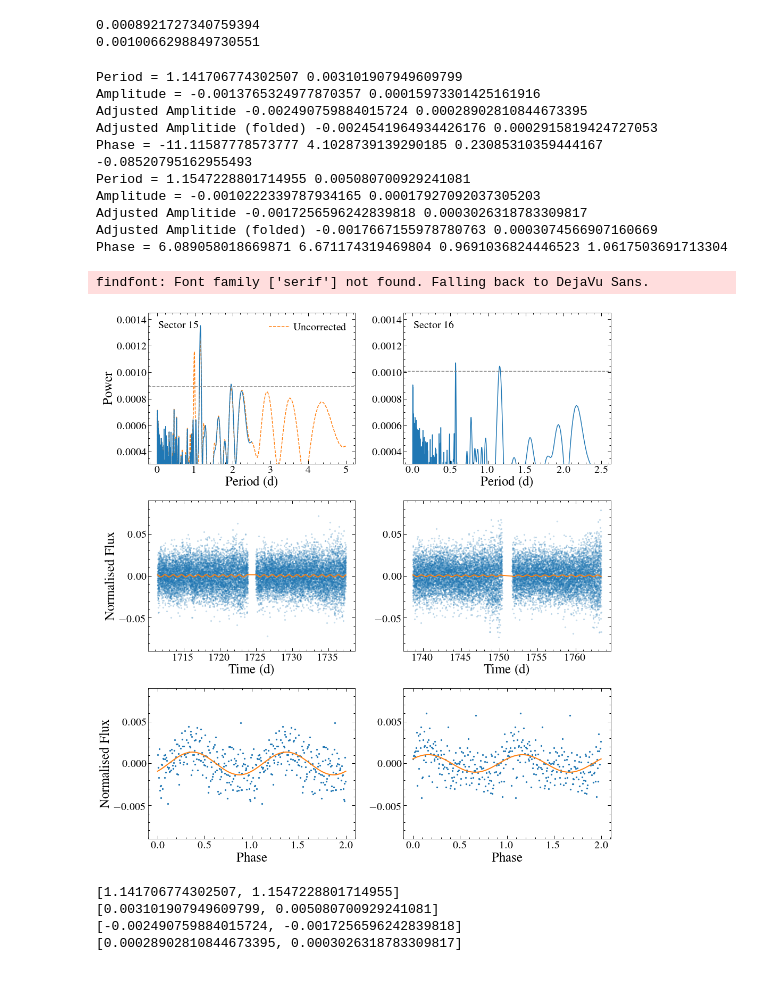
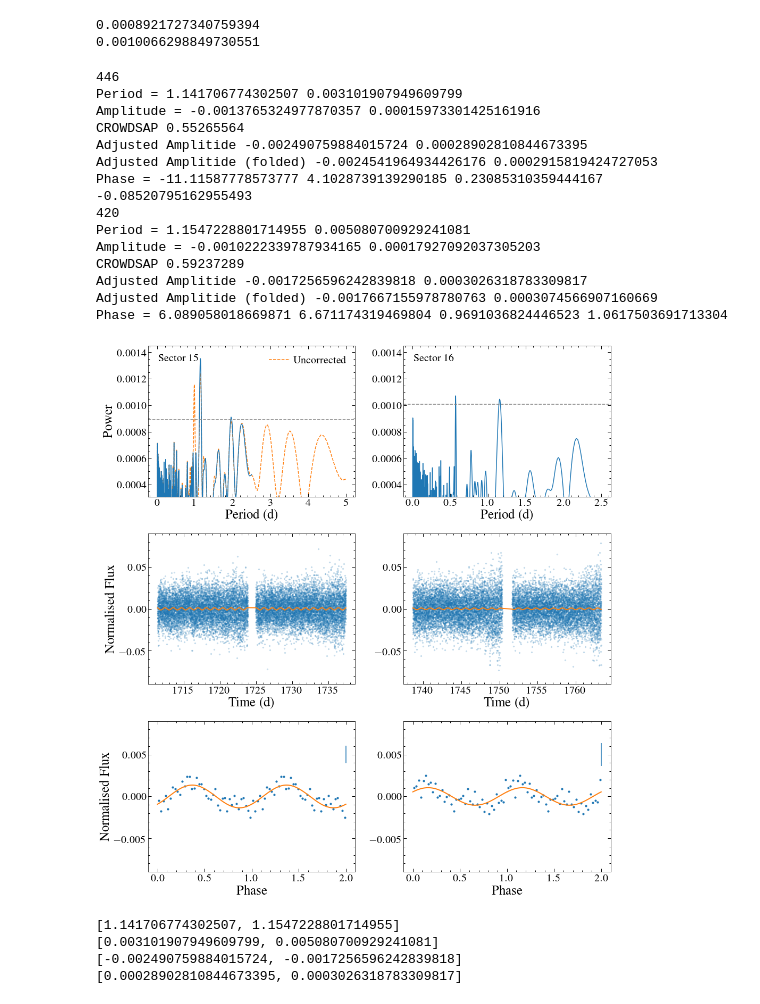
Before and after one commit to davidjwilson/GD394-Tess, a Jupyter notebook: tess_period2.ipynb, the cells around one changed output. Cells and saved outputs as stored; diff of their text form; code cells hidden in the pictures.

```diff
--- a/tess_period2.ipynb
+++ b/tess_period2.ipynb
@@ -512,7 +512,8 @@ for i, lc in enumerate([lc15_flat, lc16]):
 
 
 
-    pbin =90
+    pbin =int(len(lc.time)/40)
+    print(pbin)
     plt.subplot(3,2,i+5)
     #if i == 0:
     #t0 = lc.time[0]+(sin_fit.phase*sin_fit.frequency) #what phase to fold to
@@ -521,8 +522,8 @@ for i, lc in enumerate([lc15_flat, lc16]):
     lc_fold = lc.fold(1/sin_fit.frequency)#, t0 = t0)#.bin(50)
     #plt.scatter(lc_fold.time, lc_fold.flux, s=5, rasterized=True, alpha=0.2)
   #  plt.errorbar(lc_fold.bin(pbin).time, lc_fold.bin(pbin).flux, yerr=lc_fold.bin(pbin).flux_err, ls='none')
-    plt.scatter(lc_fold.bin(pbin).time+0.5, lc_fold.bin(pbin).flux, s=5, c='C0')
-    plt.scatter(lc_fold.bin(pbin).time+1.5, lc_fold.bin(pbin).flux, s=5, c='C0')
+    plt.scatter(lc_fold.bin(pbin).time+0.5, lc_fold.bin(pbin).flux, s=10, c='C0')
+    plt.scatter(lc_fold.bin(pbin).time+1.5, lc_fold.bin(pbin).flux, s=10, c='C0')
 
     fold_mod =  models.Sine1D(amplitude=0.001, frequency=1, fixed={'frequency':True})
     fold_fit = fitter(fold_mod, lc_fold.time, lc_fold.flux)
@@ -530,42 +531,47 @@ for i, lc in enumerate([lc15_flat, lc16]):
     #fold_fit = models.Sine1D(amplitude=sin_fit.amplitude, frequency=1, phase=sin_fit.phase)
     plt.plot(lc_fold.time+0.5,fold_fit(lc_fold.time), c='C1', lw=2)
     plt.plot(lc_fold.time+1.5,fold_fit(lc_fold.time), c='C1', lw=2)
+    plt.errorbar(2.0, 0.005, yerr=np.median(lc_fold.bin(pbin).flux_err))
 
     if i == 0:
         plt.ylabel('Normalised Flux', size=25)
     plt.xlabel('Phase', size=25)
     plt.ylim(-0.009, 0.009)
 
 
   #  print(sin_fit)
     print('Period =', 1/sin_fit.frequency.value, sin_fit_e[1]/(sin_fit.frequency.value**2))
     print('Amplitude =', sin_fit.amplitude.value, sin_fit_e[0])
 
     crowd = fits.getheader(tessfits[i],1)['CROWDSAP']
+    print ('CROWDSAP', crowd)
 
     print('Adjusted Amplitide', sin_fit.amplitude.value/crowd, sin_fit_e[0]/crowd)
     print('Adjusted Amplitide (folded)', fold_fit.amplitude.value/crowd, fold_fit_e[0]/crowd)
     print('Phase =', sin_fit.phase.value, sin_fit_e[2], sin_fit.phase.value/(2*np.pi) %1, (sin_fit_e[2]/sin_fit.phase.value)*(sin_fit.phase.value/(2*np.pi) %1))
 
     periods.append(1/sin_fit.frequency.value)
     period_errors.append(sin_fit_e[1]/(sin_fit.frequency.value**2))
     amplitudes.append(sin_fit.amplitude.value/crowd)
     amplitude_errors.append(sin_fit_e[0]/crowd)
 plt.tight_layout()
-#plt.savefig('plots/gd394_tess_full.pdf', dpi=150)
+plt.savefig('plots/gd394_tess_full.pdf', dpi=150)
 # %% [output]
+446
 Period = 1.141706774302507 0.003101907949609799
 Amplitude = -0.0013765324977870357 0.00015973301425161916
+CROWDSAP 0.55265564
 Adjusted Amplitide -0.002490759884015724 0.00028902810844673395
 Adjusted Amplitide (folded) -0.0024541964934426176 0.0002915819424727053
 Phase = -11.11587778573777 4.1028739139290185 0.23085310359444167 -0.08520795162955493
+420
 Period = 1.1547228801714955 0.005080700929241081
 Amplitude = -0.0010222339787934165 0.00017927092037305203
+CROWDSAP 0.59237289
 Adjusted Amplitide -0.0017256596242839818 0.0003026318783309817
 Adjusted Amplitide (folded) -0.0017667155978780763 0.0003074566907160669
 Phase = 6.089058018669871 6.671174319469804 0.9691036824446523 1.0617503691713304
-findfont: Font family ['serif'] not found. Falling back to DejaVu Sans.
-[figure, old version]
+[figure, new version]
 # %%
 print(periods)
 print(period_errors)
```
Also changed, not shown: 2 other files.
